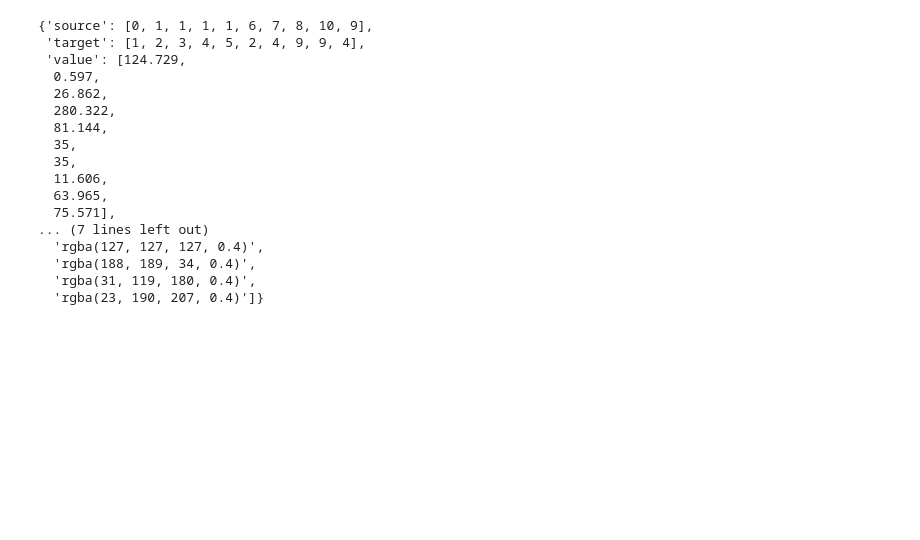
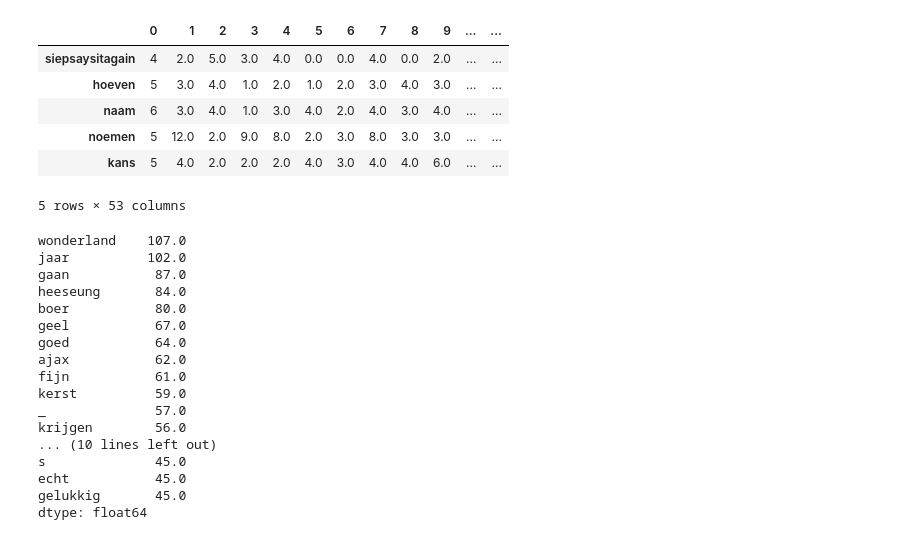
Before and after one commit to wagenrace/twitter-word-trends-NL, a Jupyter notebook: scrape_twitter/count_per_week.ipynb, the cells around one changed output. Cells and saved outputs as stored; diff of their text form; code cells hidden in the pictures; blank space fills up the shorter version.

Commit message:
measure words per week

```diff
--- a/scrape_twitter/count_per_week.ipynb
+++ b/scrape_twitter/count_per_week.ipynb
@@ -17,15 +10,15 @@ result_dir = "results"
 # %%
 all_tweet_files = os.listdir(result_dir)
 all_weeks = {}
-for i in tqdm(range(3)):
+for i in tqdm(range(53)):
     tweet_files = [
         file_name
         for file_name in all_tweet_files
         if re.findall(rf"2022_{str(i).zfill(2)}_5_\d\d_tweets.csv", file_name)
     ]
-    print(tweet_files)
     word_count = {}
     for file_name in tweet_files:
         tweets = pd.read_csv(os.path.join(result_dir, file_name)).Text
         count_words(tweets, word_count)
-    all_weeks[i] = word_count
+    if word_count:
+        all_weeks[i] = word_count
@@ -171,26 +25,38 @@ dict(
-# %%
-dict(
-      source =  data['data'][0]['link']['source'][:10],
-      target =  data['data'][0]['link']['target'][:10],
-      value =  data['data'][0]['link']['value'][:10],
-      label =  data['data'][0]['link']['label'][:10],
-      color =  data['data'][0]['link']['color'][:10]
-)
-# %% [output]
-{'source': [0, 1, 1, 1, 1, 6, 7, 8, 10, 9],
- 'target': [1, 2, 3, 4, 5, 2, 4, 9, 9, 4],
- 'value': [124.729,
-  0.597,
-  26.862,
-  280.322,
-  81.144,
-  35,
-  35,
-  11.606,
-  63.965,
-  75.571],
-... (7 lines left out)
-  'rgba(127, 127, 127, 0.4)',
-  'rgba(188, 189, 34, 0.4)',
-  'rgba(31, 119, 180, 0.4)',
-  'rgba(23, 190, 207, 0.4)']}
+# %%
+words_per_week = pd.DataFrame()
+
+for week, word_count in all_weeks.items():
+    words_per_week[week] = word_count
+
+words_per_week = words_per_week.fillna(0)
+words_per_week.head()
+# %% [output]
+|  | 0 | 1 | 2 | 3 | 4 | 5 | 6 | 7 | 8 | 9 | ... | ... |
+| siepsaysitagain | 4 | 2.0 | 5.0 | 3.0 | 4.0 | 0.0 | 0.0 | 4.0 | 0.0 | 2.0 | ... | ... |
+| hoeven | 5 | 3.0 | 4.0 | 1.0 | 2.0 | 1.0 | 2.0 | 3.0 | 4.0 | 3.0 | ... | ... |
+| naam | 6 | 3.0 | 4.0 | 1.0 | 3.0 | 4.0 | 2.0 | 4.0 | 3.0 | 4.0 | ... | ... |
+| noemen | 5 | 12.0 | 2.0 | 9.0 | 8.0 | 2.0 | 3.0 | 8.0 | 3.0 | 3.0 | ... | ... |
+| kans | 5 | 4.0 | 2.0 | 2.0 | 2.0 | 4.0 | 3.0 | 4.0 | 4.0 | 6.0 | ... | ... |
+5 rows × 53 columns
+# %%
+_most_popular_words = words_per_week.max(axis=1).sort_values(ascending=False)[:25]
+most_popular_words = _most_popular_words.keys().to_list()
+_most_popular_words
+# %% [output]
+wonderland    107.0
+jaar          102.0
+gaan           87.0
+heeseung       84.0
+boer           80.0
+geel           67.0
+goed           64.0
+ajax           62.0
+fijn           61.0
+kerst          59.0
+_              57.0
+krijgen        56.0
+... (10 lines left out)
+s              45.0
+echt           45.0
+gelukkig       45.0
+dtype: float64
```
Also changed, not shown: parts of 9 cells of this notebook.
